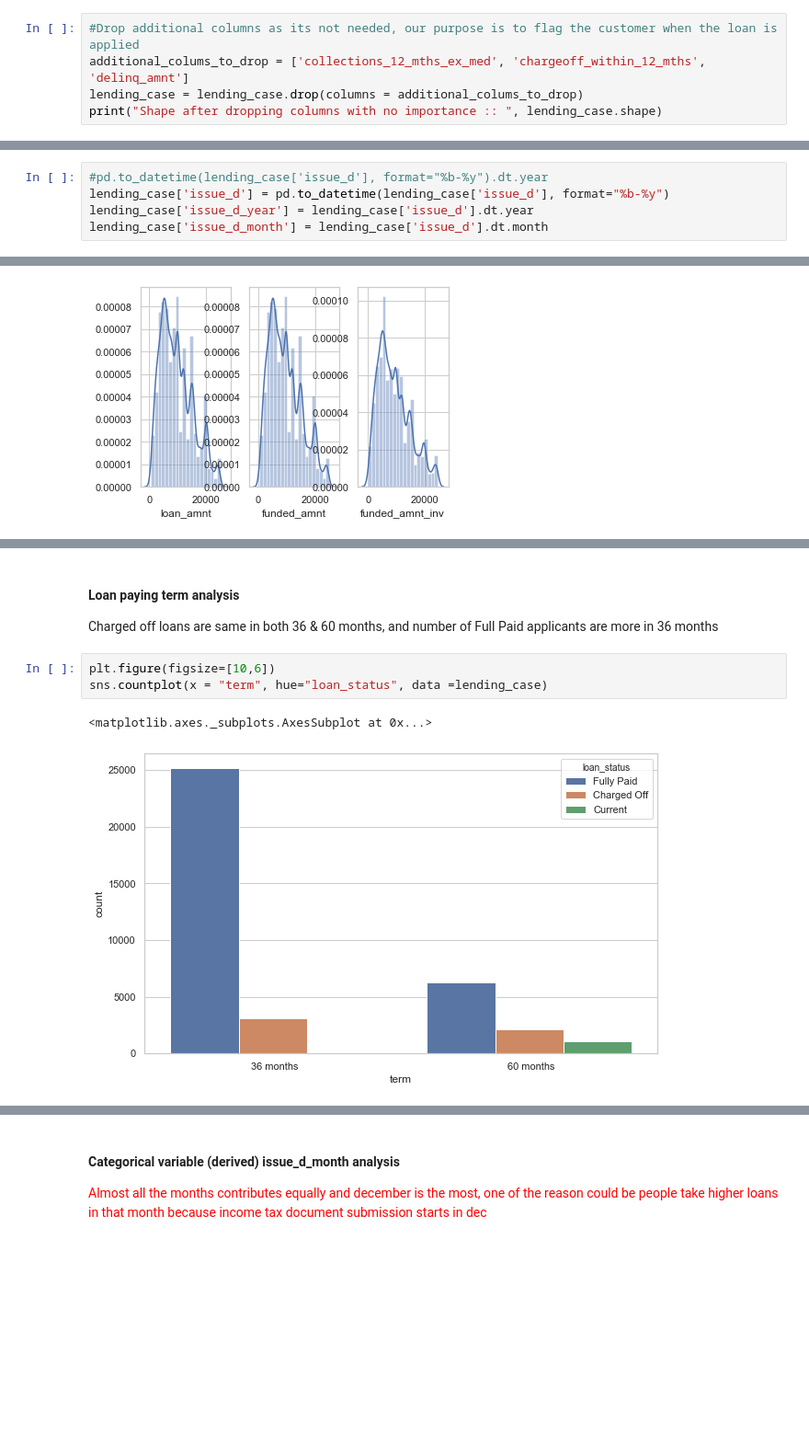
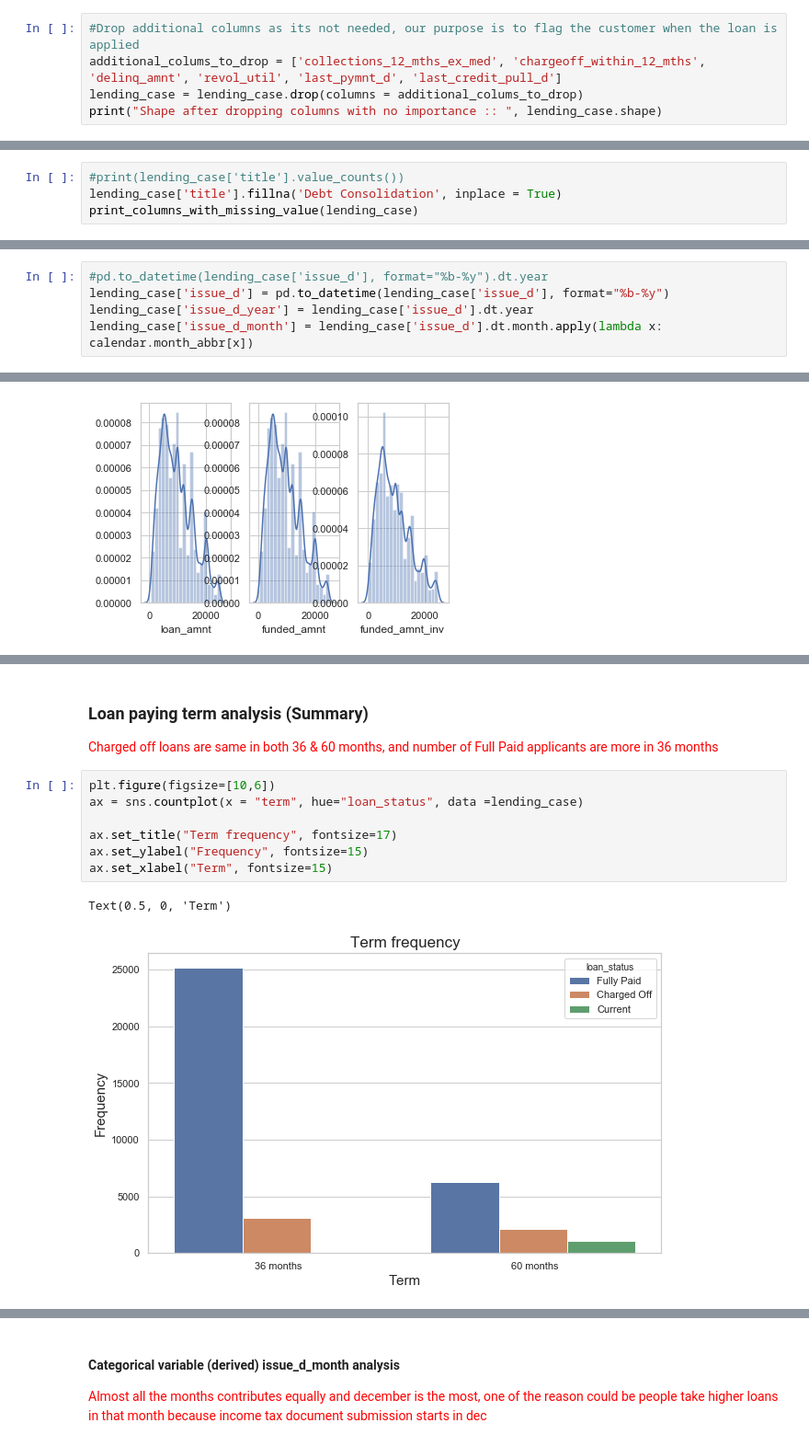
Before and after one commit to ps2420/LendingClubCaseStudy, a Jupyter notebook: Pankaj_Singh.ipynb, the cells around one changed output, grey strips where cells are left out. Shown at 92% size. Drawn from its saved outputs; the diff is of its cells as text; blank space fills up the shorter version.

```diff
--- a/Pankaj_Singh.ipynb
+++ b/Pankaj_Singh.ipynb
@@ -96,7 +99,7 @@ chargeoff_within_12_mths                56
 pub_rec_bankruptcies                   697
 # %%
 #Drop additional columns as its not needed, our purpose is to flag the customer when the loan is applied
-additional_colums_to_drop = ['collections_12_mths_ex_med', 'chargeoff_within_12_mths', 'delinq_amnt']
+additional_colums_to_drop = ['collections_12_mths_ex_med', 'chargeoff_within_12_mths', 'delinq_amnt', 'revol_util', 'last_pymnt_d', 'last_credit_pull_d']
 lending_case = lending_case.drop(columns = additional_colums_to_drop)
 print("Shape after dropping columns with no importance :: ", lending_case.shape)
 # %% [output]
@@ -126,0 +130,4 @@ last_credit_pull_d               2
+# %%
+#print(lending_case['title'].value_counts())
+lending_case['title'].fillna('Debt Consolidation', inplace = True)
+print_columns_with_missing_value(lending_case)
@@ -205,7 +215,7 @@ dtype: object
 #pd.to_datetime(lending_case['issue_d'], format="%b-%y").dt.year
 lending_case['issue_d'] = pd.to_datetime(lending_case['issue_d'], format="%b-%y")
 lending_case['issue_d_year'] = lending_case['issue_d'].dt.year
-lending_case['issue_d_month'] = lending_case['issue_d'].dt.month
+lending_case['issue_d_month'] = lending_case['issue_d'].dt.month.apply(lambda x: calendar.month_abbr[x])
 # %%
 print(lending_case[['issue_d', 'issue_d_year', 'issue_d_month']].head(2))
 print(lending_case['issue_d'].dtypes)
@@ -413,10 +448,17 @@ Shape after dropping columns with no importance ::  (37868, 45)
 # %% [markdown]
-#### Loan paying term analysis
-Charged off loans are same in both 36 & 60 months, and number of Full Paid applicants are more in 36 months
+### Loan paying term analysis (Summary)
+
+<font color="red">
+    Charged off loans are same in both 36 & 60 months, and number of Full Paid applicants are more in 36 months
+</font>
 # %%
 plt.figure(figsize=[10,6])
-sns.countplot(x = "term", hue="loan_status", data =lending_case)
+ax = sns.countplot(x = "term", hue="loan_status", data =lending_case)
+
+ax.set_title("Term frequency", fontsize=17)
+ax.set_ylabel("Frequency", fontsize=15)
+ax.set_xlabel("Term", fontsize=15)
 # %% [output]
-<matplotlib.axes._subplots.AxesSubplot at 0x...>
+Text(0.5, 0, 'Term')
-[figure, old version]
+[figure, new version]
 # %% [markdown]
```
Also changed, not shown: parts of 58 cells of this notebook.
